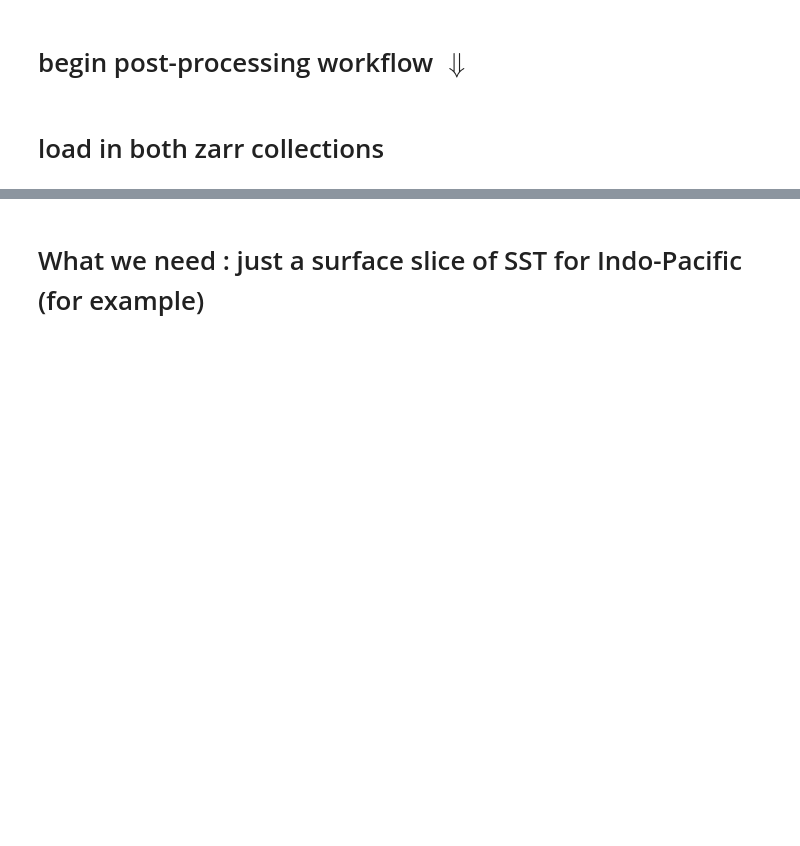
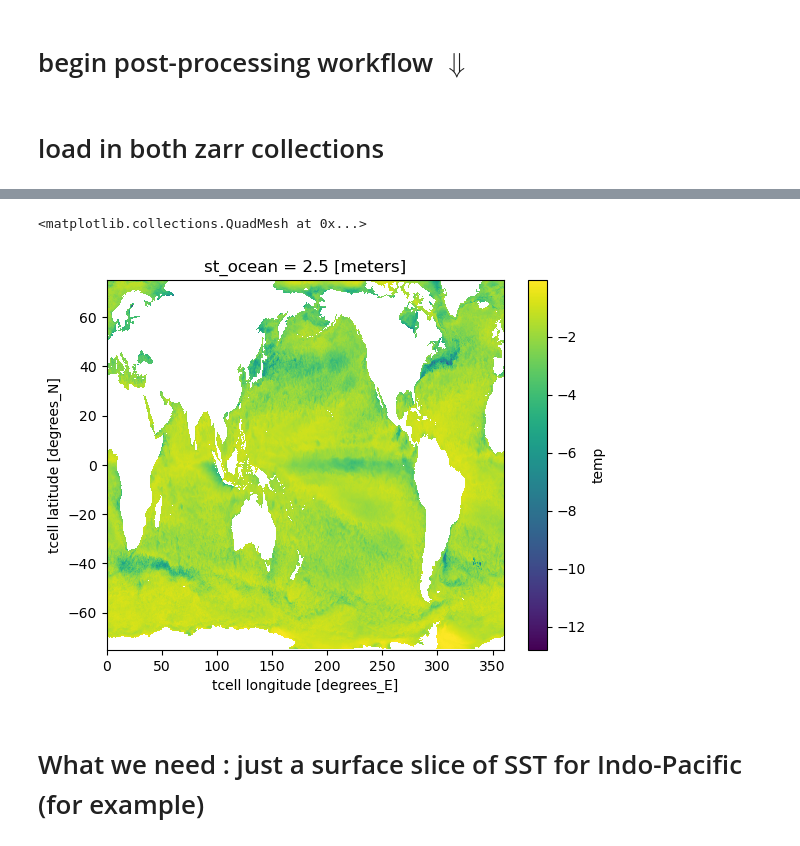
Before and after one commit to Thomas-Moore-Creative/BRAN-climatology-generator-demo, a Jupyter notebook: notebooks/demo_sandbox.ipynb, the cells around one changed output, grey strips where cells are left out. Drawn from its saved outputs; the diff is of its cells as text; code cells hidden in the pictures; blank space fills up the shorter version.

```diff
--- a/notebooks/demo_sandbox.ipynb
+++ b/notebooks/demo_sandbox.ipynb
@@ -407,11 +160,11 @@ BRAN2020
 # %%
 def get_monthly_climatology(xr_object,time_coord_name = 'time',flox=True):
-    if flox = True:
+    if flox == True:
         monthly_climatology = xr_object.groupby(time_coord_name+'.month').mean(dim=time_coord_name,keep_attrs = True,method="cohorts", engine="flox")
     else:
         monthly_climatology = xr_object.groupby(time_coord_name+'.month').mean(dim=time_coord_name,keep_attrs = True)
     return monthly_climatology
 
 def get_monthly_anomaly(xr_object,monthly_climatology, time_coord_name = 'time'):
-    monthly_anomaly = xr_object.groupby('time.month') - monthly_climatology
+    monthly_anomaly = xr_object.groupby(time_coord_name+'.month') - monthly_climatology
     return monthly_anomaly
@@ -458,3 +212,5 @@ BRAN2020
+# %%
+temp_monthly_climatology_rc = temp_monthly_climatology.chunk({'st_ocean':10,'xt_ocean':3600,'month':1})
 # %%
 %%time
 temp_monthly_climatology = temp_monthly_climatology.compute()
@@ -533,0 +245,2 @@ Wall time: 39min 59s
+# %%
+temp_anomaly = get_monthly_anomaly(temp_chunked,temp_monthly_climatology_rc,time_coord_name='Time')
@@ -533,0 +282,3 @@ Wall time: 39min 59s
+# %%
+SST_anomaly = temp_anomaly.isel(st_ocean=0)
+SST_anomaly
@@ -533,0 +315,5 @@ Wall time: 39min 59s
+# %%
+SST_anomaly.temp.min('Time').plot()
+# %% [output]
+<matplotlib.collections.QuadMesh at 0x...>
+[figure, added]
```
Also changed, not shown: parts of 35 cells of this notebook.
